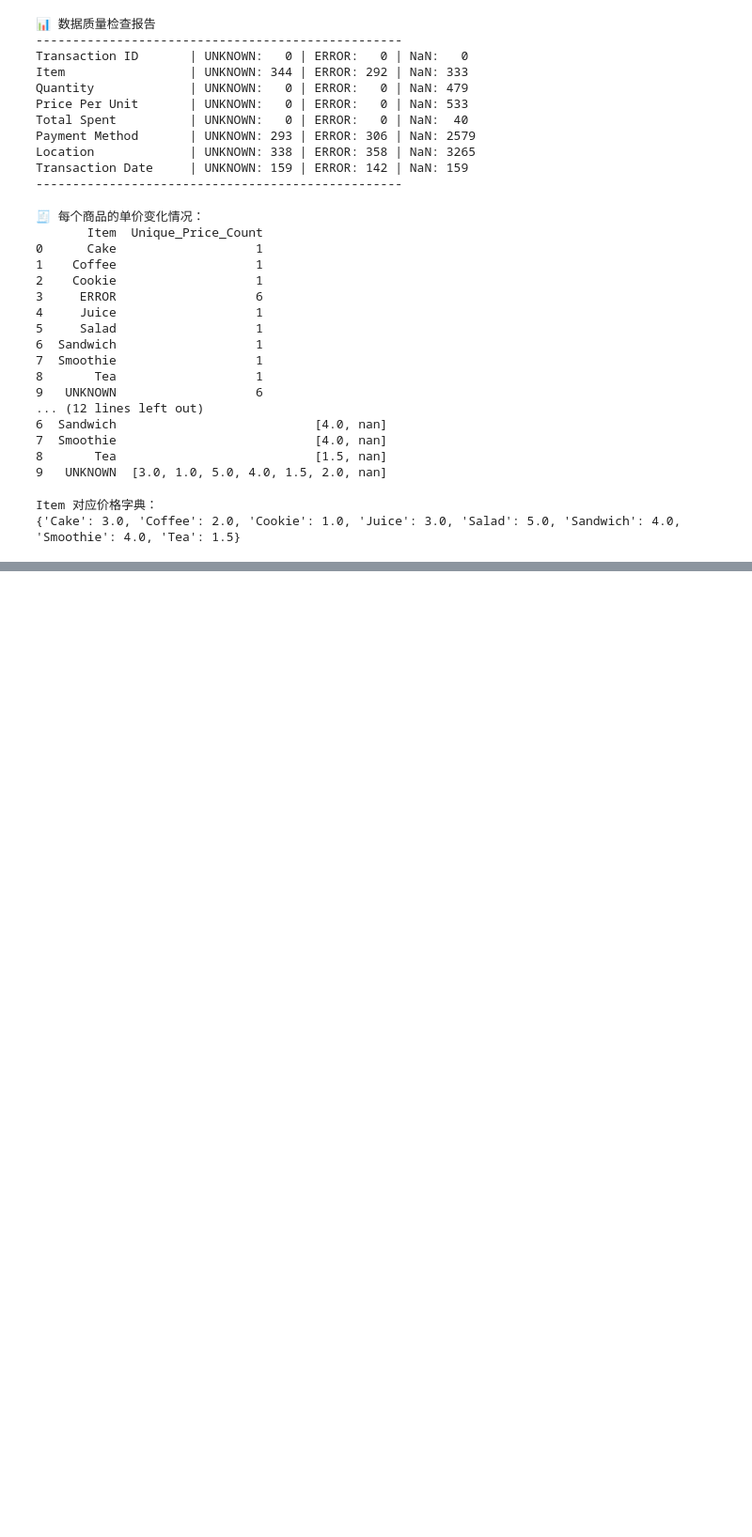
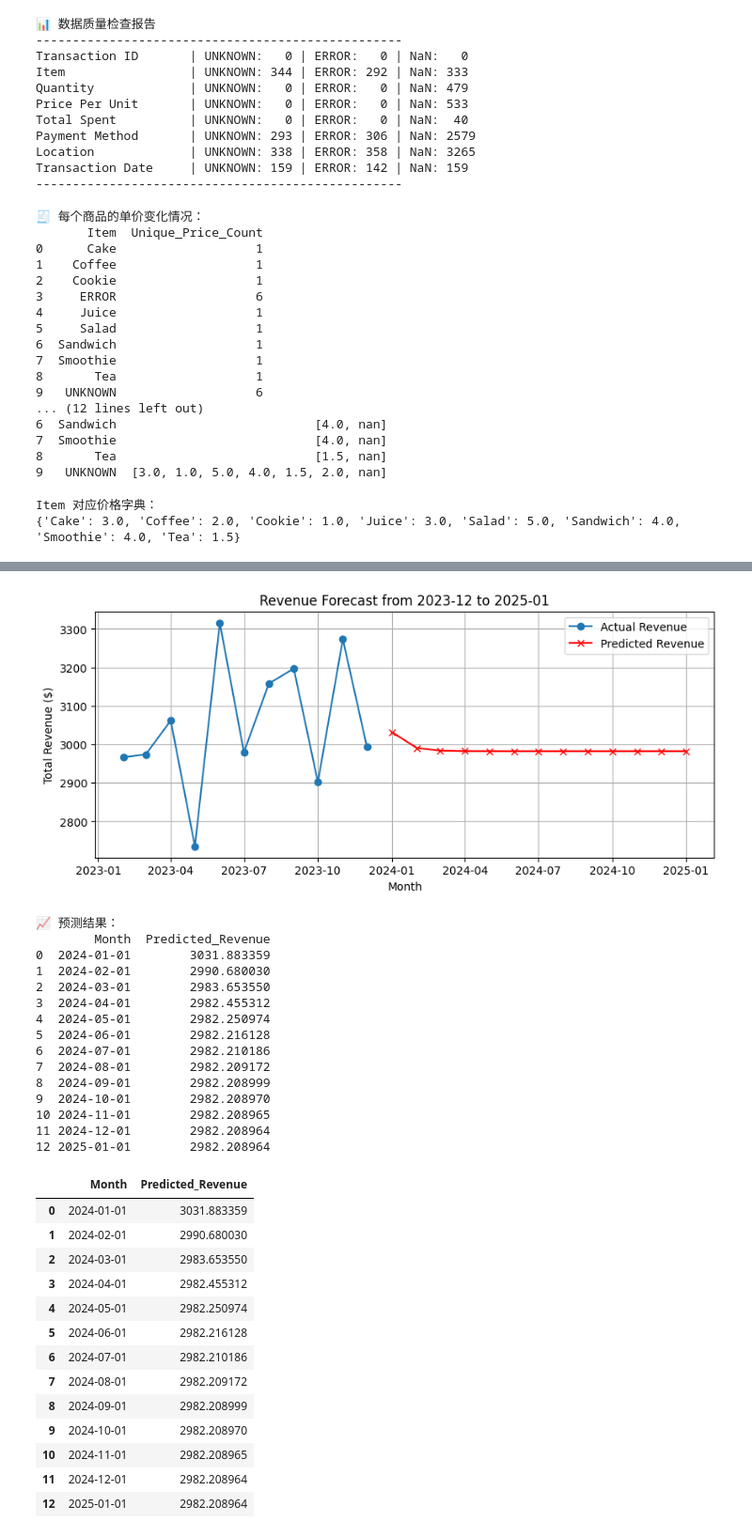
Before and after one commit to xiaYC35/cafe-sales-cleaning-trainnig, a Jupyter notebook: Cafe_sales_data.ipynb, the cells around one changed output, grey strips where cells are left out. Shown at 94% size. Cells and saved outputs as stored; diff of their text form; code cells hidden in the pictures; blank space fills up the shorter version.

```diff
--- a/Cafe_sales_data.ipynb
+++ b/Cafe_sales_data.ipynb
@@ -226,0 +631,23 @@ print(clean_df.head(10))
+# %%
+import pandas as pd
+
+# 确保日期列正确
+clean_df["Transaction Date"] = pd.to_datetime(clean_df["Transaction Date"])
+clean_df["Month"] = clean_df["Transaction Date"].dt.to_period("M")
+
+# 构造月度汇总
+monthly_df = (
+    clean_df.groupby("Month")
+    .agg(
+        total_revenue=("Total Spent", "sum"),
+        avg_price=("Price Per Unit", "mean"),
+        avg_quantity=("Quantity", "mean"),
+        avg_spent=("Total Spent", "mean"),
+        transaction_count=("Transaction ID", "count")
+    )
+    .reset_index()
+)
+
+# 转换成时间戳
+monthly_df["Month"] = monthly_df["Month"].dt.to_timestamp()
+print(monthly_df.head())
@@ -226,0 +668,4 @@ print(clean_df.head(10))
+# %%
+monthly_df["lag_1"] = monthly_df["total_revenue"].shift(1)
+monthly_df["growth_rate"] = monthly_df["total_revenue"].pct_change().fillna(0)
+monthly_df = monthly_df.dropna()
@@ -226,0 +813,33 @@ print(clean_df.head(10))
+# %%
+predict_monthly_sales_series(clean_df, target_month="2025-01")
+# %% [output]
+[figure, added]
+📈 预测结果：
+        Month  Predicted_Revenue
+0  2024-01-01        3031.883359
+1  2024-02-01        2990.680030
+2  2024-03-01        2983.653550
+3  2024-04-01        2982.455312
+4  2024-05-01        2982.250974
+5  2024-06-01        2982.216128
+6  2024-07-01        2982.210186
+7  2024-08-01        2982.209172
+8  2024-09-01        2982.208999
+9  2024-10-01        2982.208970
+10 2024-11-01        2982.208965
+11 2024-12-01        2982.208964
+12 2025-01-01        2982.208964
+|  | Month | Predicted_Revenue |
+| 0 | 2024-01-01 | 3031.883359 |
+| 1 | 2024-02-01 | 2990.680030 |
+| 2 | 2024-03-01 | 2983.653550 |
+| 3 | 2024-04-01 | 2982.455312 |
+| 4 | 2024-05-01 | 2982.250974 |
+| 5 | 2024-06-01 | 2982.216128 |
+| 6 | 2024-07-01 | 2982.210186 |
+| 7 | 2024-08-01 | 2982.209172 |
+| 8 | 2024-09-01 | 2982.208999 |
+| 9 | 2024-10-01 | 2982.208970 |
+| 10 | 2024-11-01 | 2982.208965 |
+| 11 | 2024-12-01 | 2982.208964 |
+| 12 | 2025-01-01 | 2982.208964 |
```
Also changed, not shown: parts of 51 cells of this notebook.
